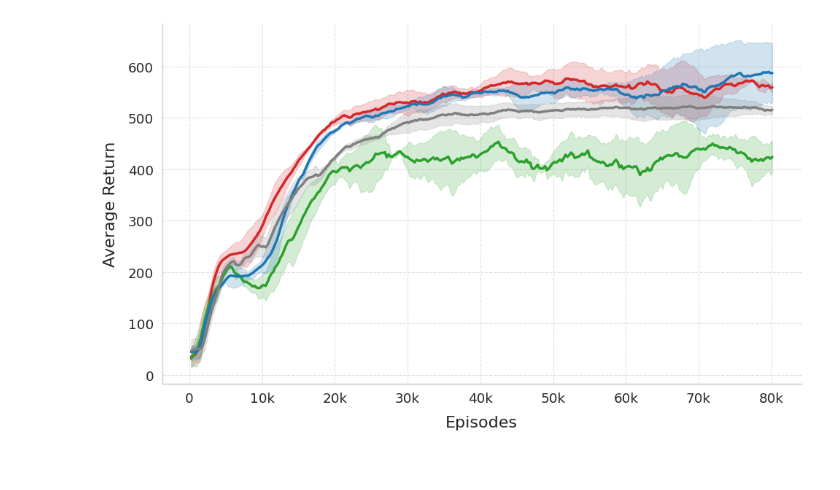
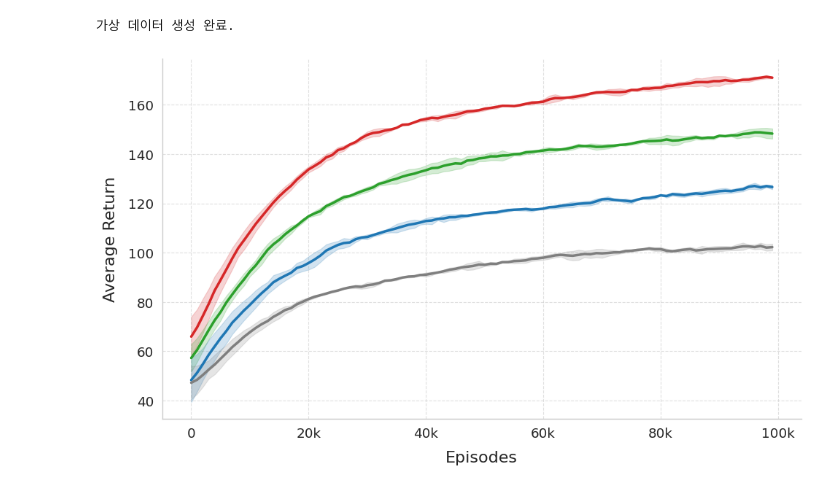
Before and after one commit to himchan00/Memory-RL, a Jupyter notebook: return_graph_vis.ipynb, the cells around one changed output. Drawn from its saved outputs; the diff is of its cells as text; code cells hidden in the pictures.

```diff
--- a/return_graph_vis.ipynb
+++ b/return_graph_vis.ipynb
@@ -29,8 +29,8 @@ def create_dummy_data():
             df.to_csv(filename, index=False)
 
 # 테스트를 위해 주석 해제하여 데이터 생성 (본인의 데이터가 있다면 주석 처리)
-# create_dummy_data()
-# print("가상 데이터 생성 완료.")
+create_dummy_data()
+print("가상 데이터 생성 완료.")
 
 # -----------------------------------------------------------
 # 2. 데이터 로드 및 전처리
@@ -75,10 +75,6 @@ def plot_results(df):
     target_order = ["MATE", "GPT-2", "LSTM", "Markov"]
 
     # 2. 원하는 색상 지정 (논문에 어울리는 세련된 헥사 코드 사용)
-    # Red: #d62728 (Muted Red)
-    # Green: #2ca02c (Muted Green)
-    # Blue: #1f77b4 (Muted Blue)
-    # Grey: #7f7f7f (Muted Grey)
     custom_palette = {
         "MATE": "#d62728",   # Red
         "GPT-2": "#2ca02c",  # Green
@@ -93,32 +89,33 @@ def plot_results(df):
         hue='Method',
         hue_order=target_order,    # <--- 순서 강제 적용
         palette=custom_palette,    # <--- 색상 강제 적용
         # style='Method',            # (선택) 라인 스타일도 다르게 하여 흑백 인쇄 대응
         errorbar='sd',
         linewidth=2.5,
         legend=False
     )
 
     ax.set_xlabel("Episodes", fontsize=16, labelpad=10)
     ax.set_ylabel("Average Return", fontsize=16, labelpad=10)
 
     # X축 포맷 (1k 단위)
     from matplotlib.ticker import FuncFormatter
     def format_func(value, tick_number):
         return f'{int(value/1000)}k' if value >= 1000 else int(value)
     ax.xaxis.set_major_formatter(FuncFormatter(format_func))
 
 
     sns.despine()
     plt.grid(True, linestyle='--', alpha=0.6)
     plt.tight_layout()
     plt.savefig('rl_benchmark_graph.png', dpi=300)
     plt.show()
 
 # 실행
 data_dir = 'rl_results'
 df = load_data(data_dir)
 plot_results(df)
 # %% [output]
+가상 데이터 생성 완료.
-[figure, old version]
+[figure, new version]
 # %%
```
Also changed, not shown: parts of 1 cell of this notebook, 3 other files.
